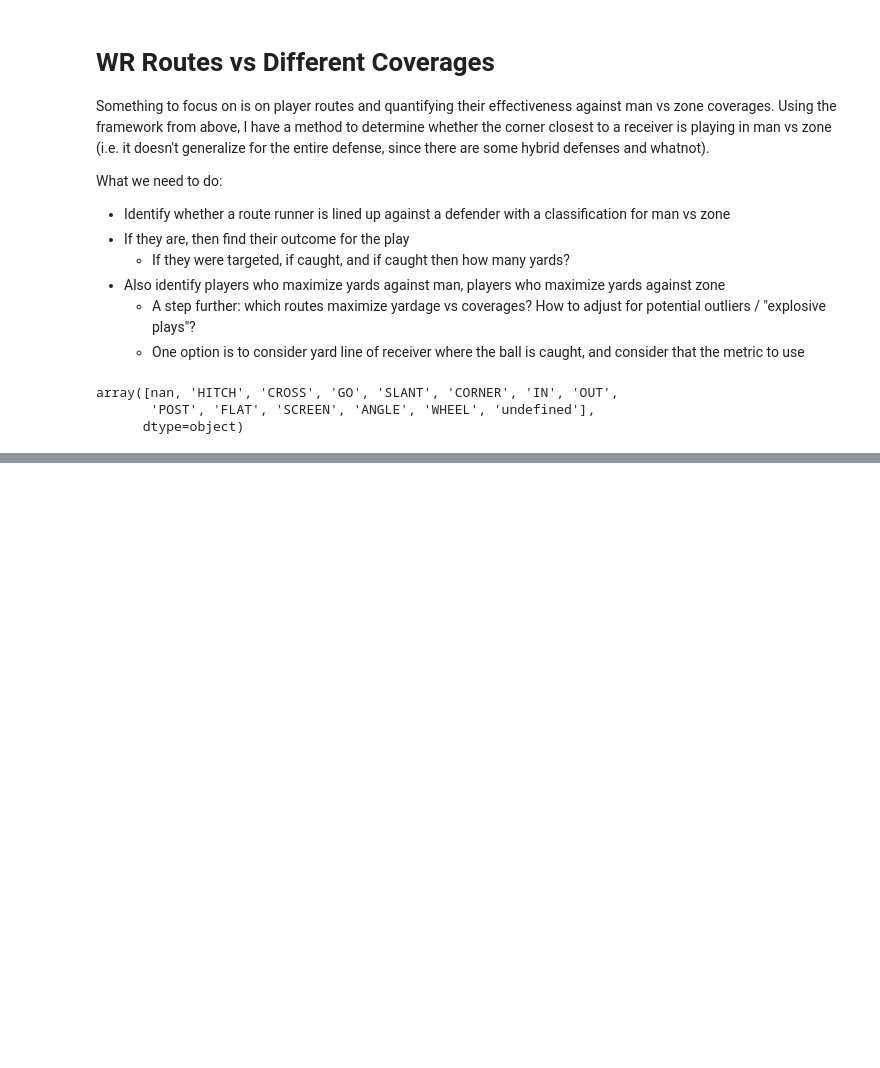
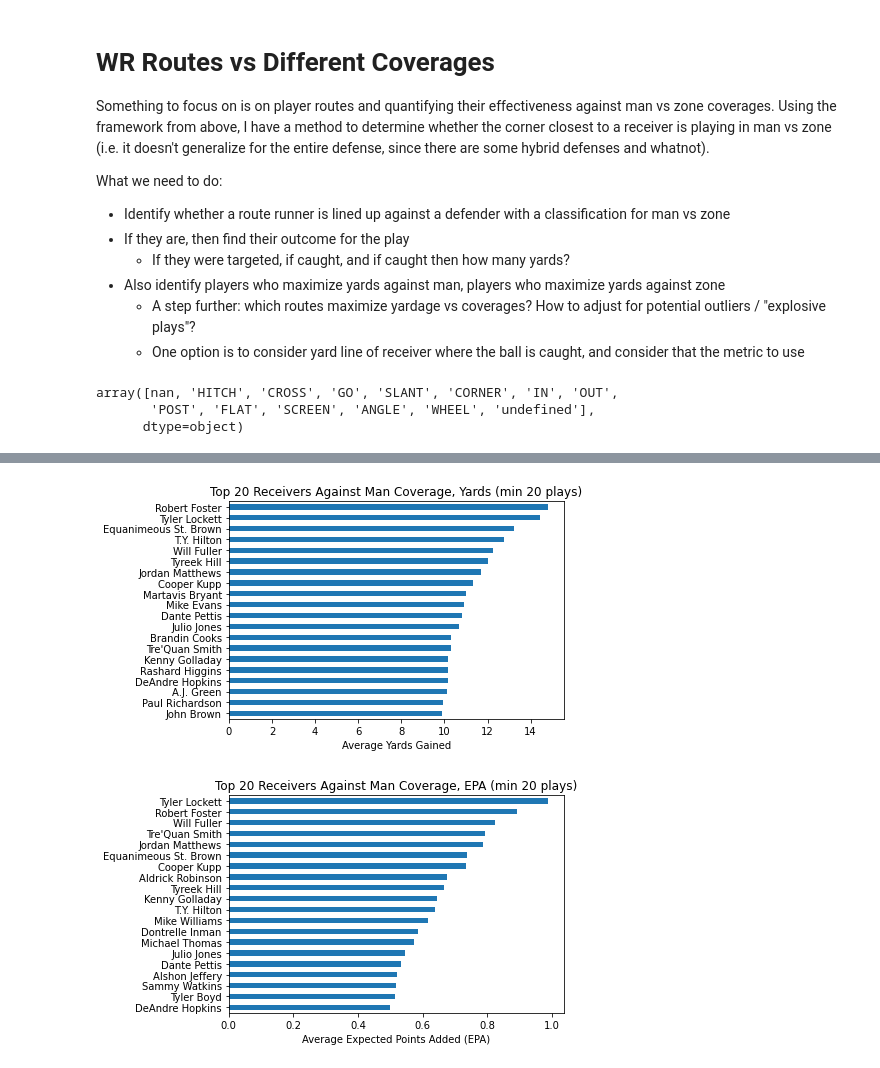
Before and after one commit to taarakshah/ms-thesis, a Jupyter notebook: NFL_Thesis_Modeling.ipynb, the cells around one changed output, grey strips where cells are left out. Saved outputs shown, nothing was run; the diff lists cells and outputs as text; code cells hidden in the pictures; blank space fills up the shorter version.

```diff
--- a/NFL_Thesis_Modeling.ipynb
+++ b/NFL_Thesis_Modeling.ipynb
@@ -716,0 +682,15 @@ Name: gm_coverage, dtype: int64
+# %%
+## THE GOLDEN DATAFRAME!
+# clean up some column names and keys
+matchups = pd.merge(cbVsWR, WRplays, left_on=['gameId','playId','closestOpp(nflId)'], right_on=['gameId','playId','involvedWrId'])
+matchups.drop(['closestOpp(nflId)'], axis=1, inplace=True)
+matchups.rename(columns={'nflId':'involvedCbId', 'displayName':'involvedCB'}, inplace=True)
+matchups.drop_duplicates(['gameId','playId'], inplace=True)
+matchups.reset_index(drop=True, inplace=True)
+matchups = matchups.loc[matchups['passResult']!='S'] ## ignore sacks
+# find route info
+matchups = pd.merge(matchups, weekFin[['gameId','playId','route','displayName']],
+                    left_on=['gameId','playId','involvedWR'],
+                    right_on=['gameId','playId','displayName']).drop_duplicates(['gameId','playId'])
+matchups.drop(['displayName'], axis=1, inplace=True)
+matchups = matchups.loc[matchups['route']!='undefined']
@@ -716,0 +745,30 @@ Name: gm_coverage, dtype: int64
+# %%
+mancov = matchups.loc[matchups['gm_coverage']=='Man']
+zonecov = matchups.loc[matchups['gm_coverage']=='Zone']
+# %%
+## keep those with minimum 25 plays
+mancov.groupby('involvedWR').filter(lambda x: len(x) > 20)\
+    .groupby(['involvedWR'])['playResult']\
+    .agg('mean')\
+    .sort_values(ascending=False).head(20).plot(kind='barh', title='Top 20 Receivers Against Man Coverage, Yards (min 20 plays)')\
+    .invert_yaxis()
+
+plt.ylabel('')
+plt.xlabel('Average Yards Gained')
+plt.savefig('overleaf-figs/top20wrman_yards.png', bbox_inches='tight')
+plt.show()
+
+## same but using expected points added
+mancov.groupby('involvedWR').filter(lambda x: len(x) > 20)\
+    .groupby(['involvedWR'])['epa']\
+    .agg('mean')\
+    .sort_values(ascending=False).head(20).plot(kind='barh', title='Top 20 Receivers Against Man Coverage, EPA (min 20 plays)')\
+    .invert_yaxis()
+
+plt.ylabel('')
+plt.xlabel('Average Expected Points Added (EPA)')
+plt.savefig('overleaf-figs/top20wrman_epa.png', bbox_inches='tight')
+plt.show()
+# %% [output]
+[figure, added]
+[figure, added]
```
Also changed, not shown: parts of 36 cells of this notebook, 2 other files.
